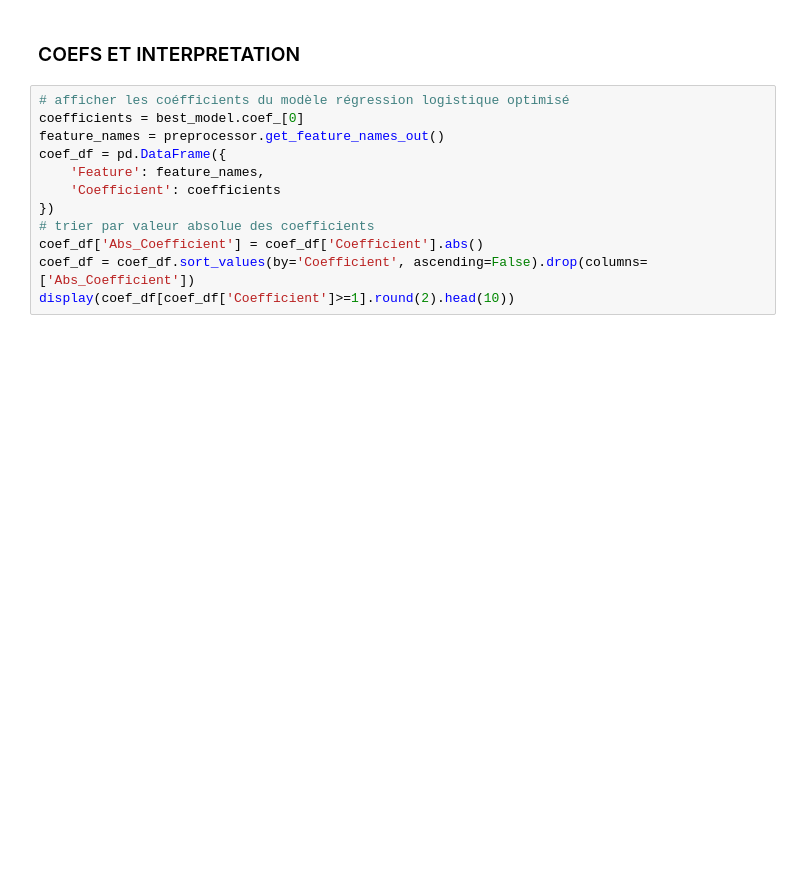
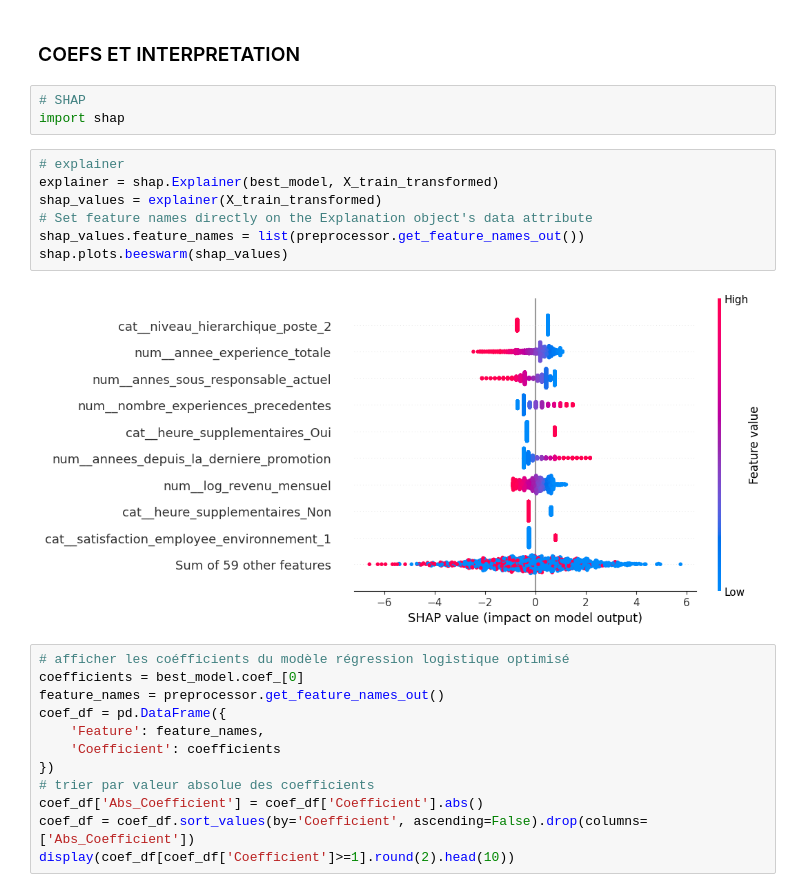
Before and after one commit to AIEngOc2025/Projet4, a Jupyter notebook: Developpement/classification_informations.ipynb, the cells around one changed output. Cells and saved outputs as stored; diff of their text form; blank space fills up the shorter version.

Commit message:
add shap

```diff
--- a/Developpement/classification_informations.ipynb
+++ b/Developpement/classification_informations.ipynb
@@ -887,6 +887,18 @@ plt.grid()
 [figure]
 # %% [markdown]
 ### COEFS  ET INTERPRETATION
+# %%
+# SHAP
+import shap
+# %%
+# explainer
+explainer = shap.Explainer(best_model, X_train_transformed)
+shap_values = explainer(X_train_transformed)
+# Set feature names directly on the Explanation object's data attribute
+shap_values.feature_names = list(preprocessor.get_feature_names_out())
+shap.plots.beeswarm(shap_values)
+# %% [output]
+[figure, added]
 # %%
 # afficher les coéfficients du modèle régression logistique optimisé
 coefficients = best_model.coef_[0]
```
Also changed, not shown: parts of 1 cell of this notebook.
